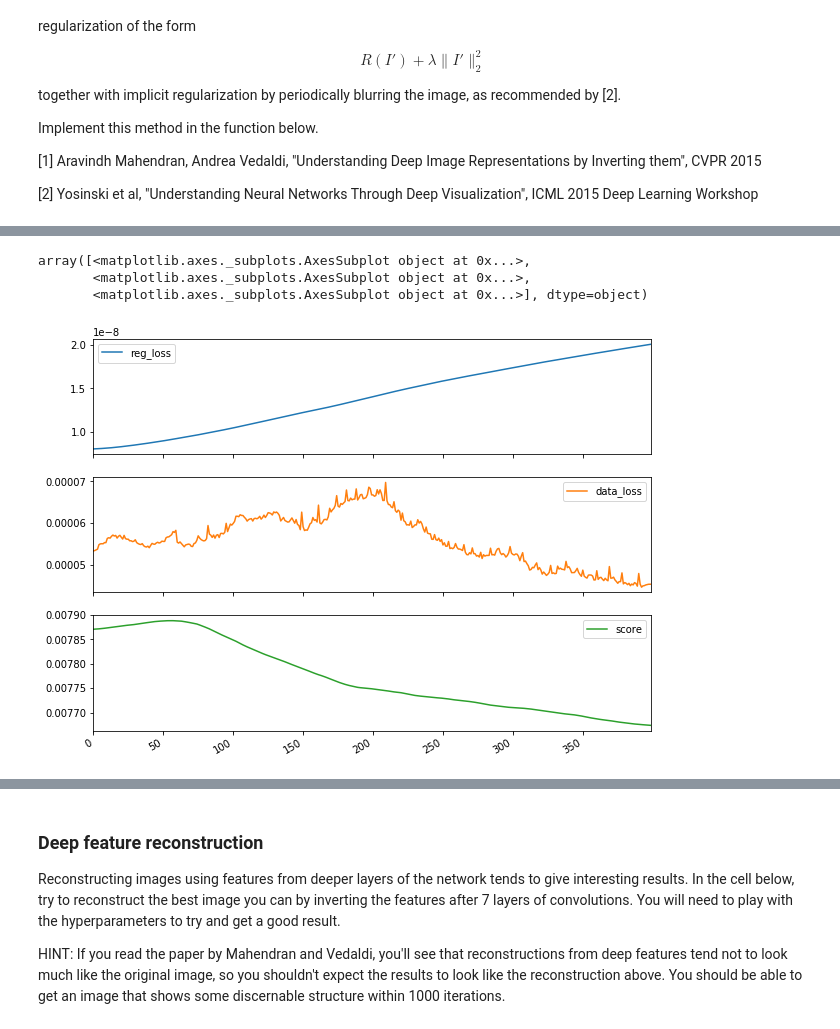
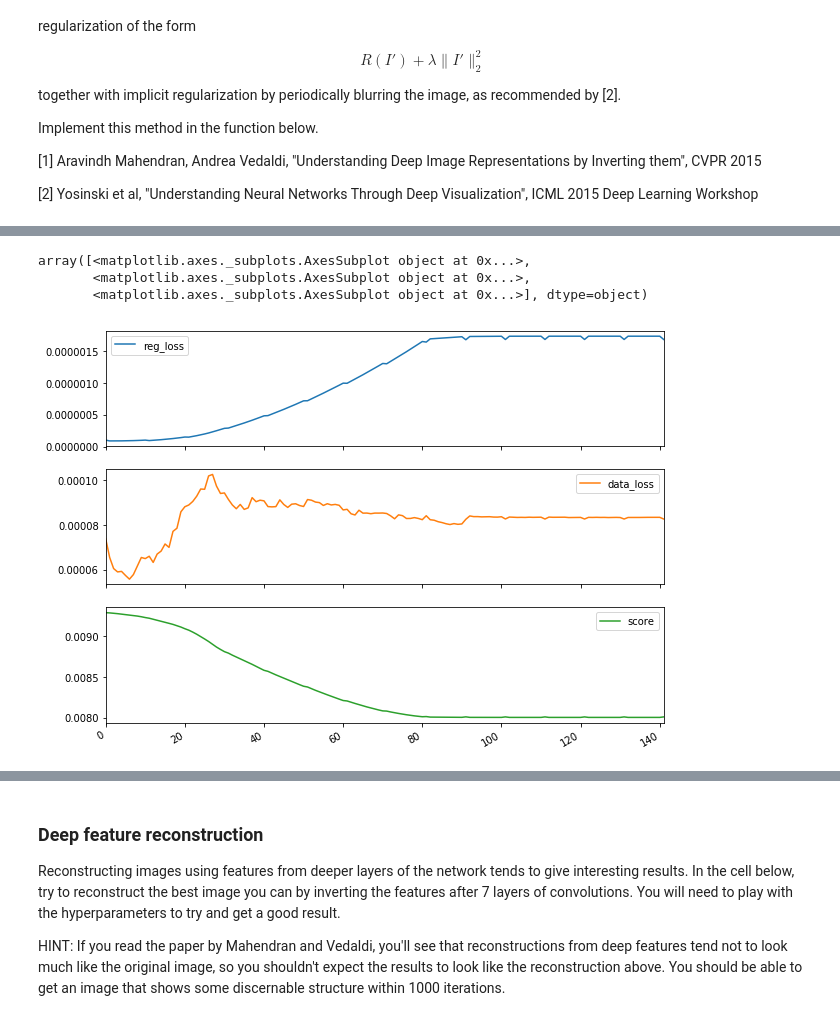
Before and after one commit to sshleifer/cs231, a Jupyter notebook: assignments/assignment3/ImageGeneration.ipynb, the cells around one changed output, grey strips where cells are left out. Cells and saved outputs as stored; diff of their text form; code cells hidden in the pictures.

```diff
--- a/assignments/assignment3/ImageGeneration.ipynb
+++ b/assignments/assignment3/ImageGeneration.ipynb
@@ -406,7 +449,7 @@ Use ``skimage.transform.resize`` instead.
 # %%
-pd.DataFrame(inv_logs, columns=['reg_loss', 'data_loss', 'score']).plot(subplots=True)
+pd.DataFrame(inv_logs3, columns=['reg_loss', 'data_loss', 'score']).plot(subplots=True)
 # %% [output]
 array([<matplotlib.axes._subplots.AxesSubplot object at 0x...>,
        <matplotlib.axes._subplots.AxesSubplot object at 0x...>,
        <matplotlib.axes._subplots.AxesSubplot object at 0x...>], dtype=object)
-[figure, old version]
+[figure, new version]
```
Also changed, not shown: parts of 30 cells of this notebook, 4 other files.
